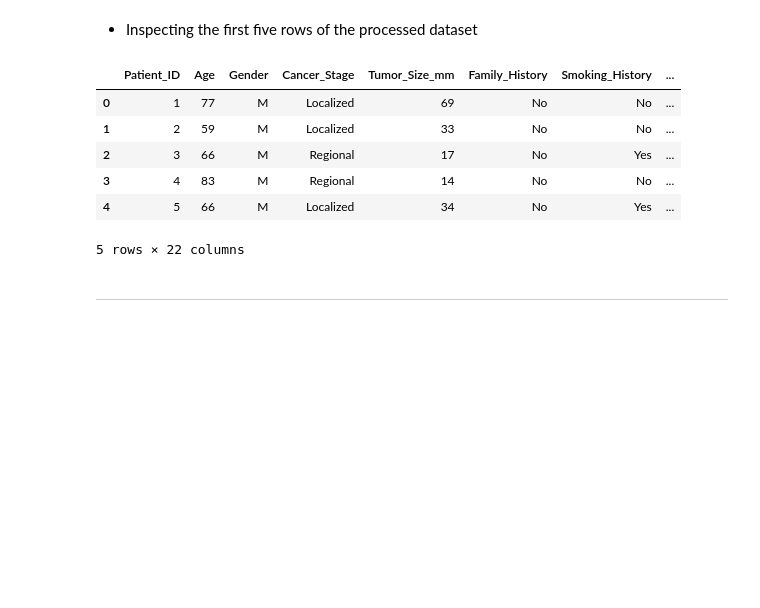
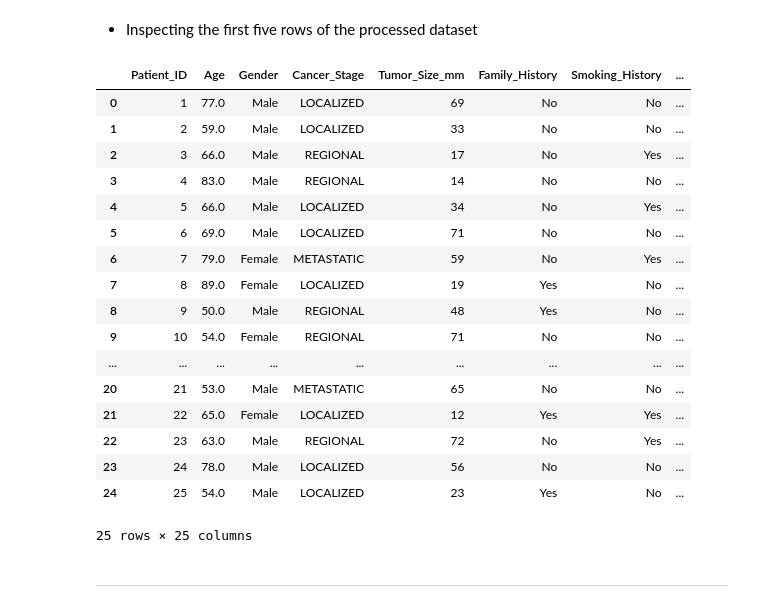
Before and after one commit to samriddhist/PROHI-dashboard-demo, a Jupyter notebook: jupyter-notebooks/data-analysis-pipeline.ipynb, the cells around one changed output. Drawn from its saved outputs; the diff is of its cells as text; code cells hidden in the pictures; blank space fills up the shorter version.

```diff
--- a/jupyter-notebooks/data-analysis-pipeline.ipynb
+++ b/jupyter-notebooks/data-analysis-pipeline.ipynb
@@ -33,7 +33,7 @@ By integrating predictive analytics into an interactive dashboard, the project a
 # %% [markdown]
 ### Exploratory Data Analysis
 # %%
-df = pd.read_csv("colorectal_cancer_dataset.csv", delimiter=";")
+df = pd.read_csv("colorectal_cancer_dataset.csv", sep=";")
 # %% [markdown]
 #### Data Inspection
 # %% [markdown]
@@ -159,15 +159,26 @@ dtype: int64
 # %% [markdown]
 - Inspecting the first five rows of the processed dataset
 # %%
-df.head()
+df.head(25)
 # %% [output]
 |  | Patient_ID | Age | Gender | Cancer_Stage | Tumor_Size_mm | Family_History | Smoking_History | ... |
-| 0 | 1 | 77 | M | Localized | 69 | No | No | ... |
-| 1 | 2 | 59 | M | Localized | 33 | No | No | ... |
-| 2 | 3 | 66 | M | Regional | 17 | No | Yes | ... |
-| 3 | 4 | 83 | M | Regional | 14 | No | No | ... |
-| 4 | 5 | 66 | M | Localized | 34 | No | Yes | ... |
+| 0 | 1 | 77.0 | Male | LOCALIZED | 69 | No | No | ... |
+| 1 | 2 | 59.0 | Male | LOCALIZED | 33 | No | No | ... |
+| 2 | 3 | 66.0 | Male | REGIONAL | 17 | No | Yes | ... |
+| 3 | 4 | 83.0 | Male | REGIONAL | 14 | No | No | ... |
+| 4 | 5 | 66.0 | Male | LOCALIZED | 34 | No | Yes | ... |
+| 5 | 6 | 69.0 | Male | LOCALIZED | 71 | No | No | ... |
+| 6 | 7 | 79.0 | Female | METASTATIC | 59 | No | Yes | ... |
+| 7 | 8 | 89.0 | Female | LOCALIZED | 19 | Yes | No | ... |
+| 8 | 9 | 50.0 | Male | REGIONAL | 48 | Yes | No | ... |
+| 9 | 10 | 54.0 | Female | REGIONAL | 71 | No | No | ... |
+| ... | ... | ... | ... | ... | ... | ... | ... | ... |
+| 20 | 21 | 53.0 | Male | METASTATIC | 65 | No | No | ... |
+| 21 | 22 | 65.0 | Female | LOCALIZED | 12 | Yes | Yes | ... |
+| 22 | 23 | 63.0 | Male | REGIONAL | 72 | No | Yes | ... |
+| 23 | 24 | 78.0 | Male | LOCALIZED | 56 | No | No | ... |
+| 24 | 25 | 54.0 | Male | LOCALIZED | 23 | Yes | No | ... |
-5 rows × 22 columns
+25 rows × 25 columns
 # %% [markdown]
 ---
 # %% [markdown]
```
Also changed, not shown: parts of 50 cells of this notebook, 2 other files.
